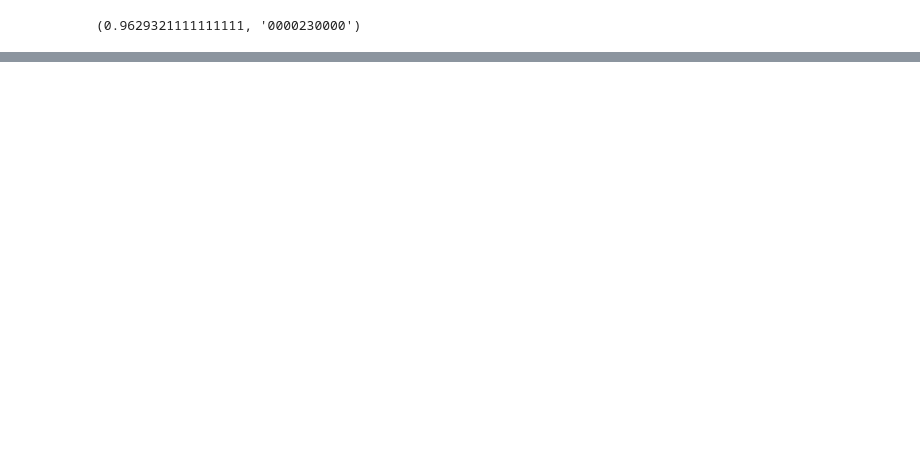
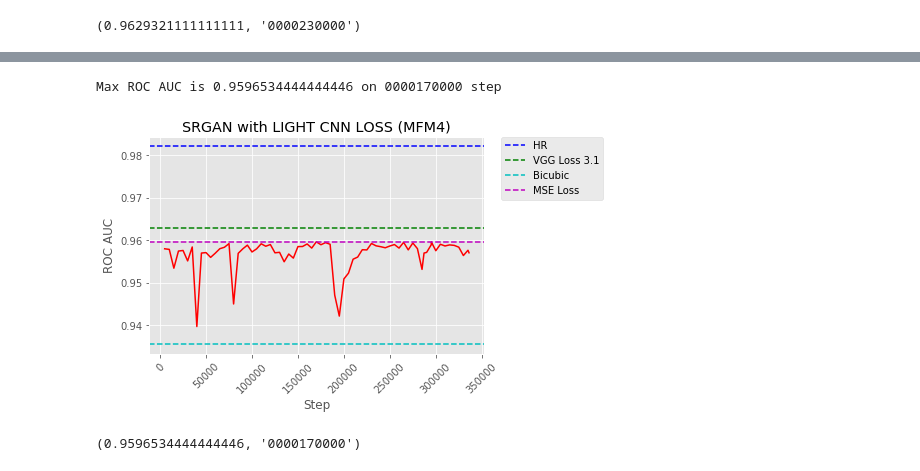
Before and after one commit to Alpus/face_super_resolution, a Jupyter notebook: recognition_test.ipynb, the cells around one changed output, grey strips where cells are left out. Drawn from its saved outputs; the diff is of its cells as text; code cells hidden in the pictures; blank space fills up the shorter version.

```diff
--- a/recognition_test.ipynb
+++ b/recognition_test.ipynb
@@ -319,12 +320,17 @@ roc_auc_scores['VGG Loss'] = roc_auc_list_vgg[max_roc_auc_arg_vgg]
 # %%
-experiment_name = 'SRGAN with LIGHT CNN LOSS'
+experiment_name = 'SRGAN with LIGHT CNN LOSS (MFM4)'
 roc_auc_list_light_cnn, files_list_light_cnn, max_roc_auc_arg_light_cnn = roc_auc_for_all_checkpoints(
     experiment_name, model, upscale_model=generator,
-    weight_directory=SRGAN_LIGHT_CNN_LOSS_GENERATOR_WEIGHTS_DIR,
+    weight_directory=SRGAN_LIGHT_CNN_LOSS_MFM4_GENERATOR_WEIGHTS_DIR,
     lwf_loader_hr=lwf_loader_hr,
-    continue_auc_and_files=load_roc_auc('LIGHT CNN Loss')
+    continue_auc_and_files=load_roc_auc('LIGHT CNN Loss MFM4')
 )
-save_roc_auc('LIGHT CNN Loss', roc_auc_list_vgg, files_list_vgg)
+save_roc_auc('LIGHT CNN Loss MFM4', roc_auc_list_light_cnn, files_list_light_cnn)
+# %% [output]
+Max ROC AUC is 0.9596534444444446 on 0000170000 step
+[figure, added]
 # %%
 roc_auc_list_light_cnn[max_roc_auc_arg_light_cnn], files_list_light_cnn[max_roc_auc_arg_light_cnn]
+# %% [output]
+(0.9596534444444446, '0000170000')
 # %%
```
Also changed, not shown: parts of 10 cells of this notebook, 3 other files.
